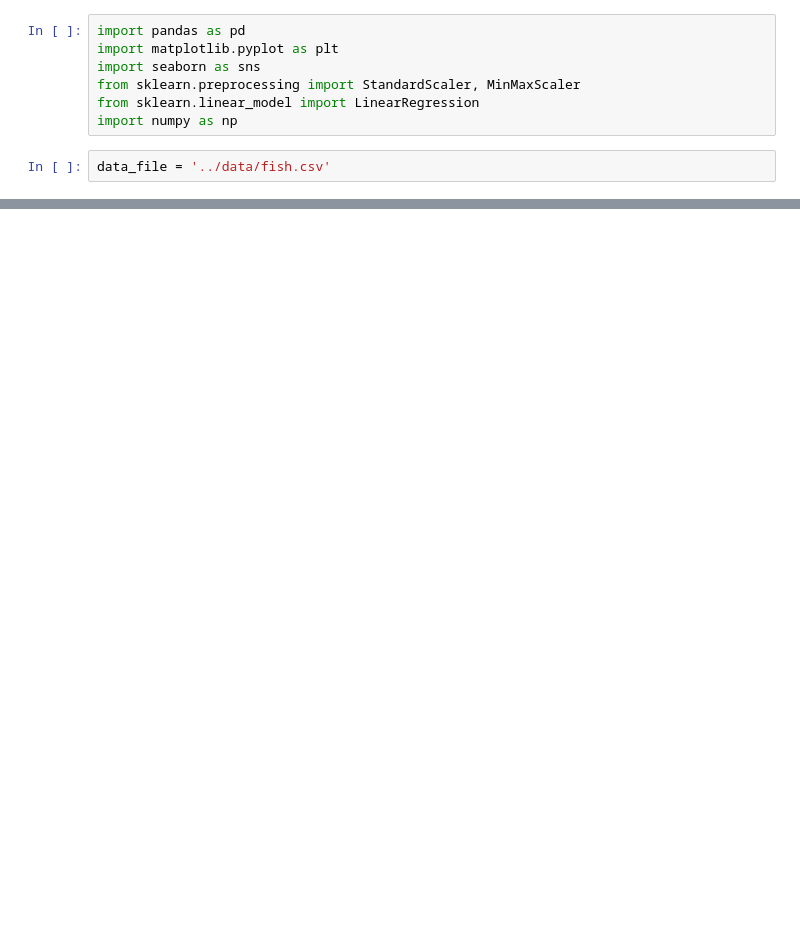
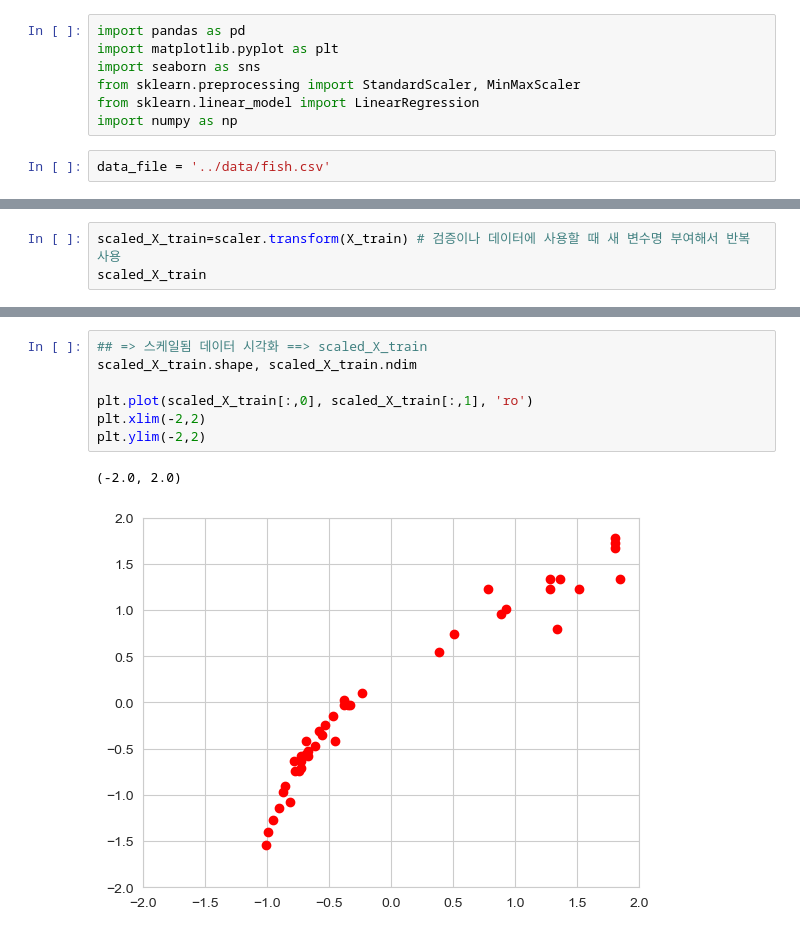
Before and after one commit to juugii-ho/KDT_9-10W_Machine-learning, a Jupyter notebook: DAY02_240226/machine_learning_fun.ipynb, the cells around one changed output, grey strips where cells are left out. Saved outputs shown, nothing was run; the diff lists cells and outputs as text; blank space fills up the shorter version.

```diff
--- a/DAY02_240226/machine_learning_fun.ipynb
+++ b/DAY02_240226/machine_learning_fun.ipynb
@@ -35,0 +148,3 @@ NameError: name 'newDF' is not defined
+# %%
+scaled_X_train=scaler.transform(X_train) # 검증이나 데이터에 사용할 때 새 변수명 부여해서 반복 사용
+scaled_X_train
@@ -35,0 +240,10 @@ NameError: name 'newDF' is not defined
+# %%
+## => 스케일됨 데이터 시각화 ==> scaled_X_train
+scaled_X_train.shape, scaled_X_train.ndim
+
+plt.plot(scaled_X_train[:,0], scaled_X_train[:,1], 'ro')
+plt.xlim(-2,2)
+plt.ylim(-2,2)
+# %% [output]
+(-2.0, 2.0)
+[figure, added]
```
Also changed, not shown: parts of 43 cells of this notebook, 2 other files.
